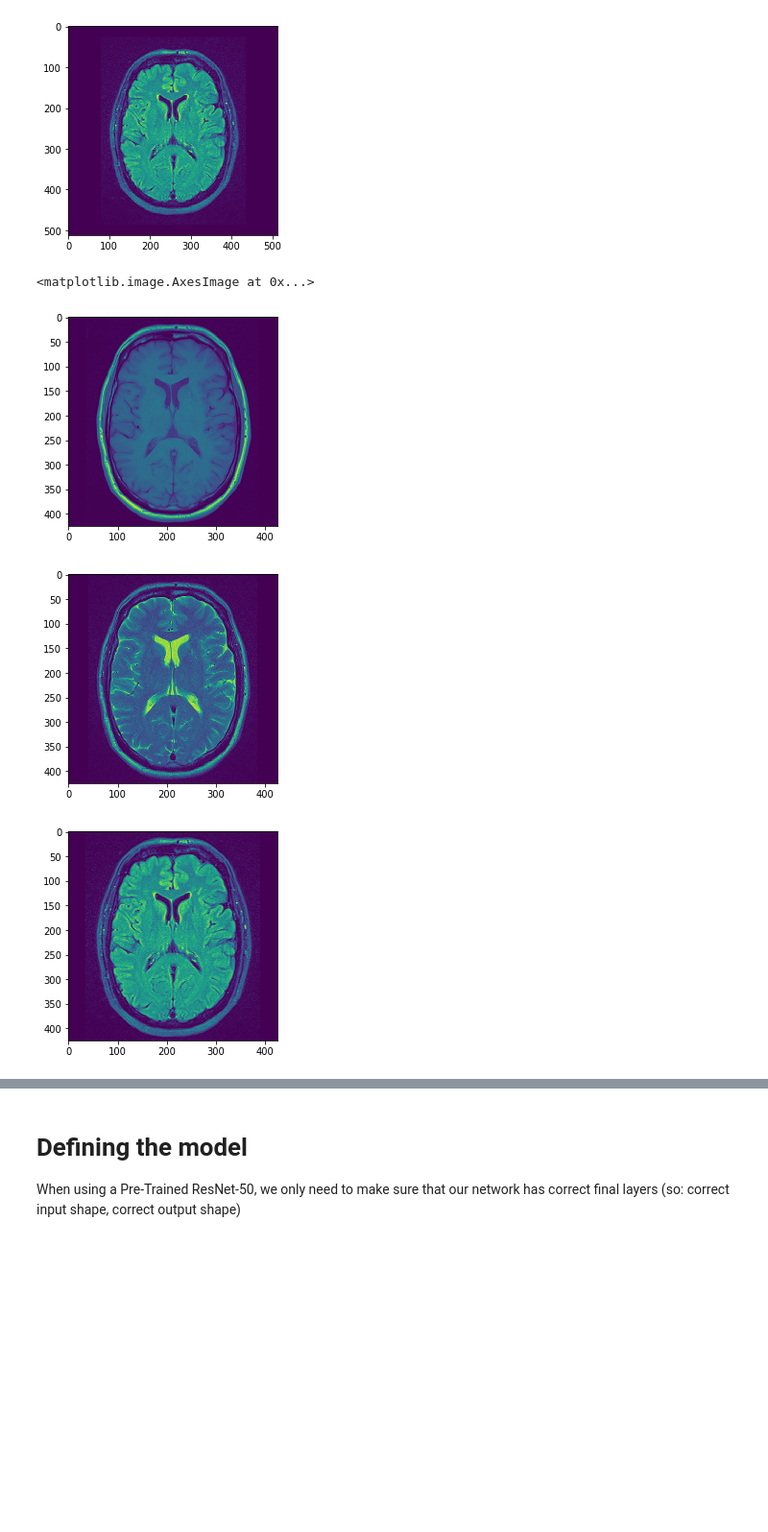
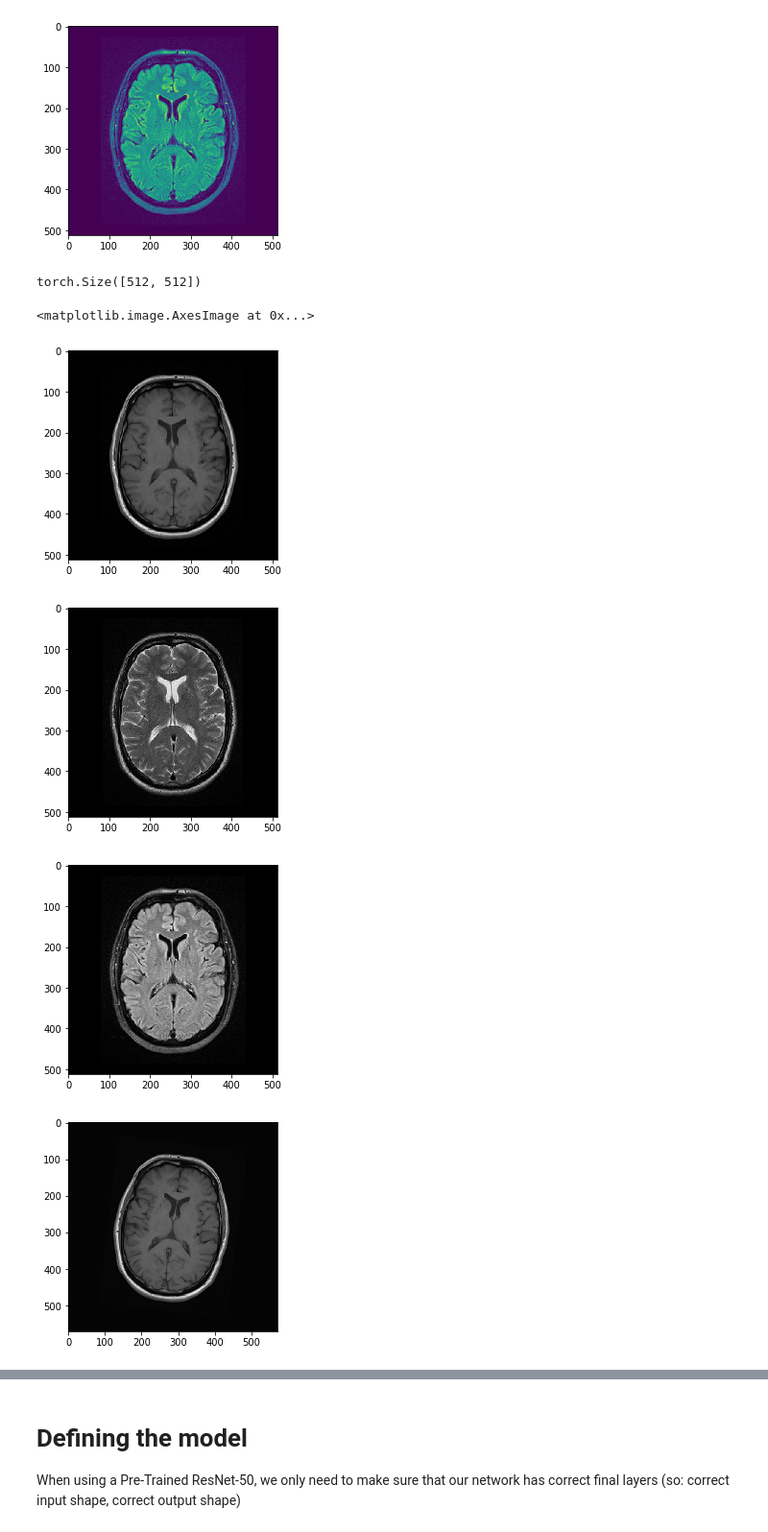
Before and after one commit to Avuerro/ISMI-braintriage, a Jupyter notebook: old-code/ResNet34_Jordy.ipynb, the cells around one changed output, grey strips where cells are left out. Shown: that part at 96% size. Saved outputs shown, nothing was run; the diff lists cells and outputs as text; code cells hidden in the pictures; blank space fills up the shorter version.

Commit message:
Fixed augmentation

```diff
--- a/old-code/ResNet34_Jordy.ipynb
+++ b/old-code/ResNet34_Jordy.ipynb
@@ -238,16 +205,32 @@ def preprocess(X):
 # %%
-output = preprocess(X)
-output.shape
-plt.figure()
-plt.imshow(output.data.numpy()[0,:,:])
+output = X #preprocess(X)
+print(output[0].shape)
+#print(type(output))
+
 
 plt.figure()
-plt.imshow(output.data.numpy()[1,:,:])
+plt.imshow(output.data.numpy()[0,:,:], cmap = 'gray')
 
 plt.figure()
-plt.imshow(output.data.numpy()[2,:,:])
+plt.imshow(output.data.numpy()[1,:,:], cmap = 'gray')
+
+plt.figure()
+plt.imshow(output.data.numpy()[2,:,:], cmap = 'gray')
+
+output = augment(output)
+
+plt.figure()
+plt.imshow(output.data.numpy()[0,:,:], cmap = 'gray')
+
+plt.figure()
+plt.imshow(output.data.numpy()[1,:,:], cmap = 'gray')
+
+plt.figure()
+plt.imshow(output.data.numpy()[2,:,:], cmap = 'gray')
 # %% [output]
-<matplotlib.image.AxesImage at 0x...>
+torch.Size([512, 512])
+<matplotlib.image.AxesImage at 0x...>
-[figure, old version]
+[figure, new version]
-[figure, old version]
+[figure, new version]
-[figure, old version]
+[figure, new version]
+[figure, added]
```
Also changed, not shown: parts of 5 cells of this notebook, 1 other file.
